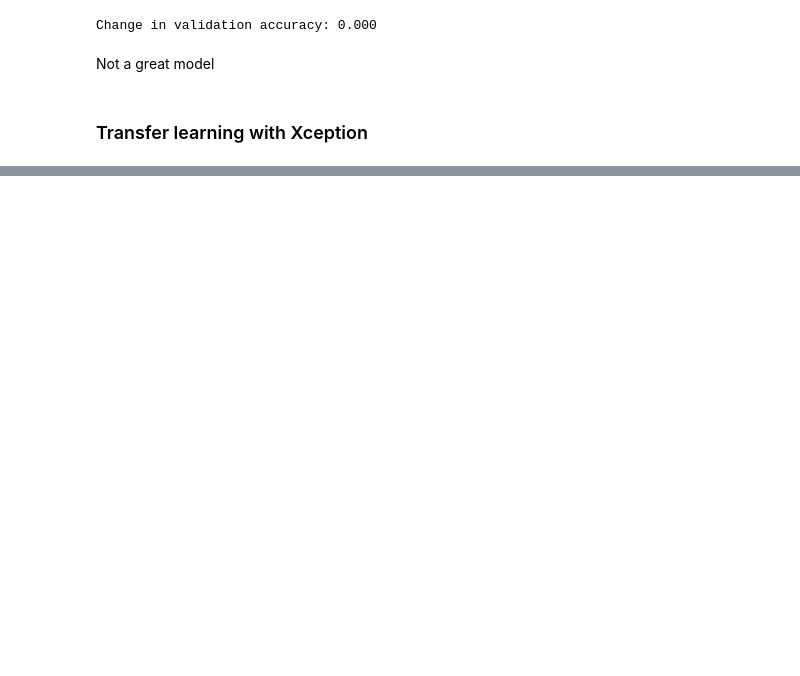
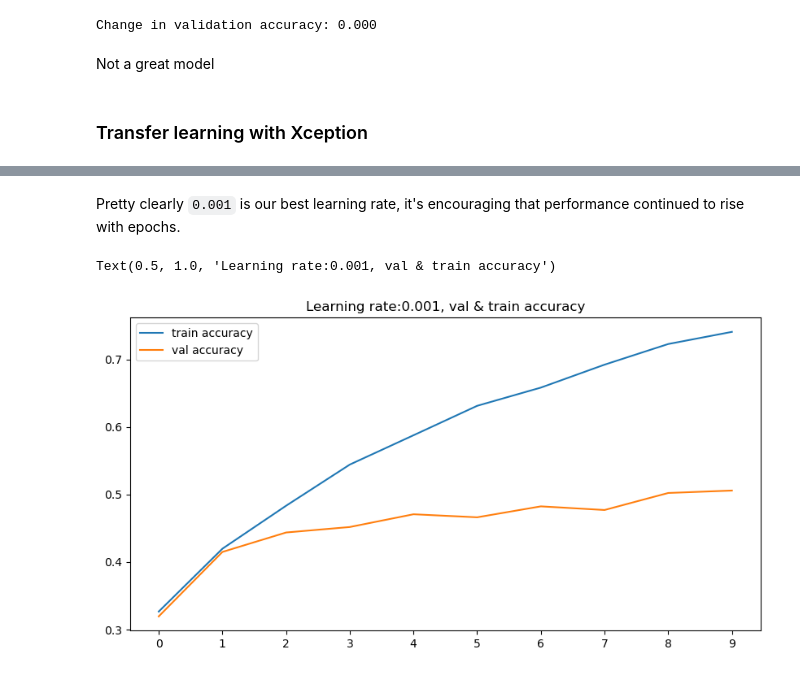
Before and after one commit to zkeller89/ml_zoomcamp_cohort_2022, a Jupyter notebook: capstone_project/train.ipynb, the cells around one changed output, grey strips where cells are left out. Cells and saved outputs as stored; diff of their text form; code cells hidden in the pictures; blank space fills up the shorter version.

```diff
--- a/capstone_project/train.ipynb
+++ b/capstone_project/train.ipynb
@@ -313,0 +429,13 @@ plt.show()
+# %% [markdown]
+Pretty clearly `0.001` is our best learning rate, it's encouraging that performance continued to rise with epochs.
+# %%
+lr = 0.001
+plt.plot(scores[lr]['accuracy'], label='train accuracy')
+plt.plot(scores[lr]['val_accuracy'], label='val accuracy')
+
+plt.xticks(np.arange(10))
+plt.legend()
+plt.title(f'Learning rate:{lr}, val & train accuracy')
+# %% [output]
+Text(0.5, 1.0, 'Learning rate:0.001, val & train accuracy')
+[figure, added]
```
Also changed, not shown: parts of 22 cells of this notebook.
